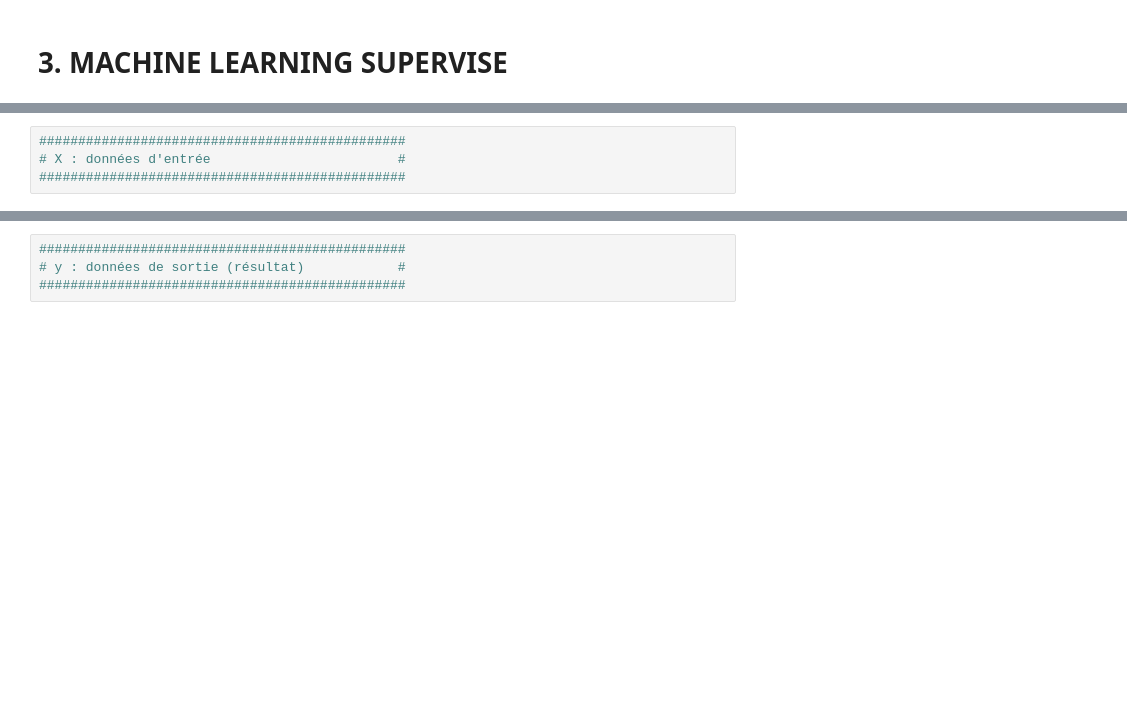
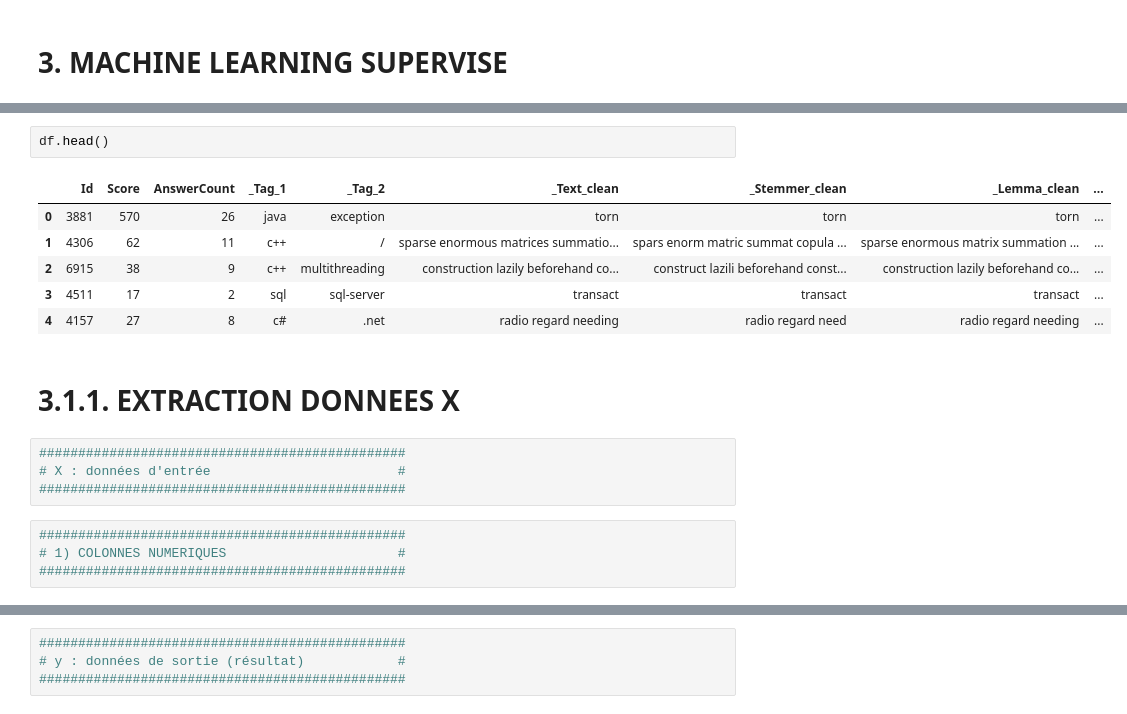
Before and after one commit to irribarre/Texte_1, a Jupyter notebook: 2_notebook_test.ipynb, the cells around one changed output, grey strips where cells are left out. Drawn from its saved outputs; the diff is of its cells as text; blank space fills up the shorter version.

```diff
--- a/2_notebook_test.ipynb
+++ b/2_notebook_test.ipynb
@@ -1134,6 +1407,21 @@ Index(['CreationDate', 'Id', 'Score', 'AnswerCount', '_Tag_1', '_Tag_2',
       dtype='object')
+# %%
+df.head()
+# %% [output]
+|  | Id | Score | AnswerCount | _Tag_1 | _Tag_2 | _Text_clean | _Stemmer_clean | _Lemma_clean | ... |
+| 0 | 3881 | 570 | 26 | java | exception | torn | torn | torn | ... |
+| 1 | 4306 | 62 | 11 | c++ | / | sparse enormous matrices summatio... | spars enorm matric summat copula ... | sparse enormous matrix summation ... | ... |
+| 2 | 6915 | 38 | 9 | c++ | multithreading | construction lazily beforehand co... | construct lazili beforehand const... | construction lazily beforehand co... | ... |
+| 3 | 4511 | 17 | 2 | sql | sql-server | transact | transact | transact | ... |
+| 4 | 4157 | 27 | 8 | c# | .net | radio regard needing | radio regard need | radio regard needing | ... |
+# %% [markdown]
+# 3.1.1. EXTRACTION DONNEES X
 # %%
 ###############################################
 # X : données d'entrée                        #
 ###############################################
+# %%
+###############################################
+# 1) COLONNES NUMERIQUES                      #
+###############################################
 # %%
```
Also changed, not shown: parts of 174 cells of this notebook, 1 other file.
